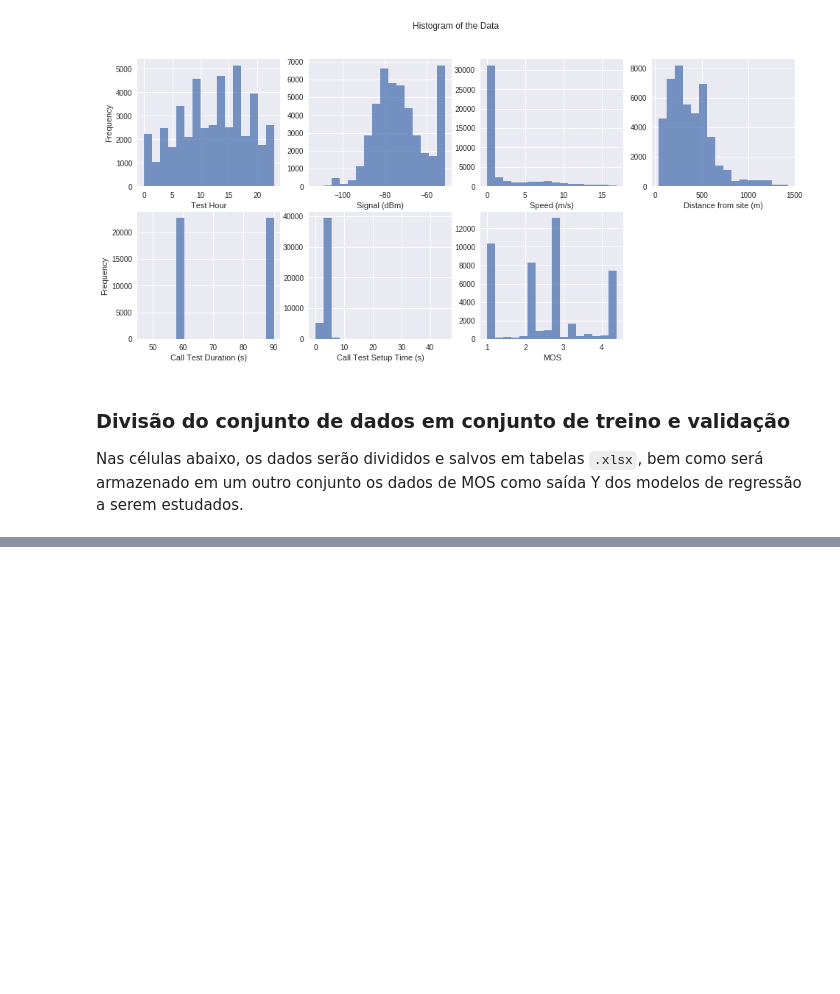
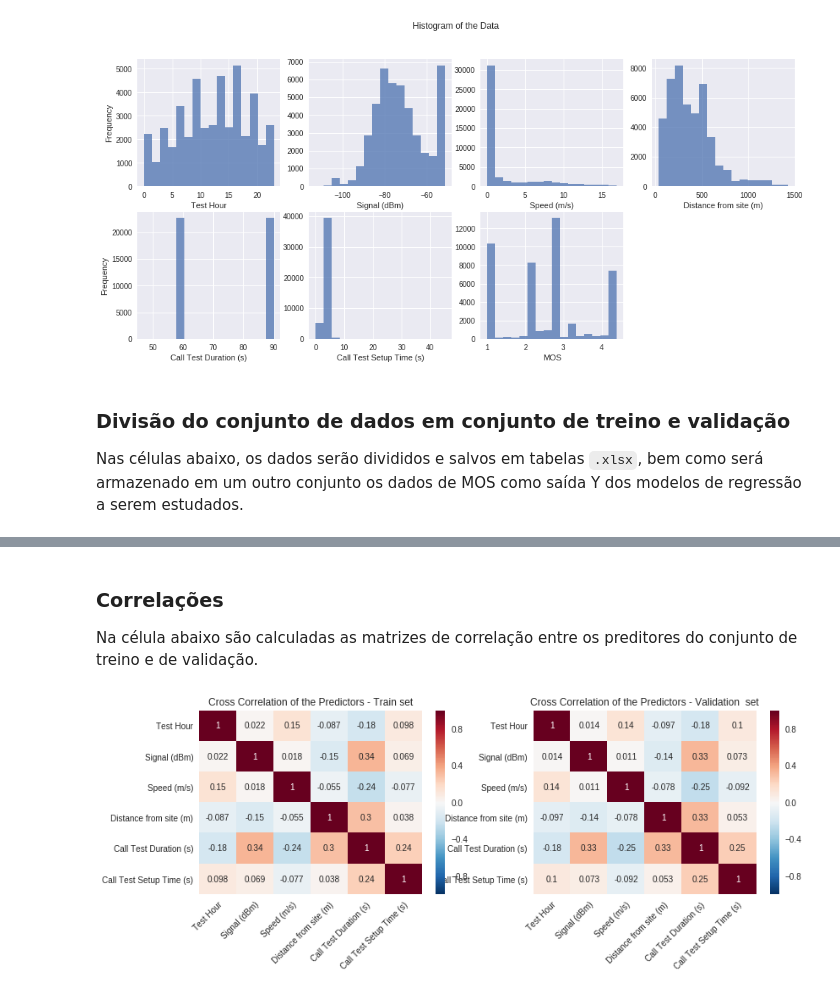
Before and after one commit to ezequiasjunior/ica2019.2, a Jupyter notebook: Homework02/preprocessing_data_hw02.ipynb, the cells around one changed output, grey strips where cells are left out. Drawn from its saved outputs; the diff is of its cells as text; code cells hidden in the pictures; blank space fills up the shorter version.

```diff
--- a/Homework02/preprocessing_data_hw02.ipynb
+++ b/Homework02/preprocessing_data_hw02.ipynb
@@ -603,0 +648,38 @@ Validation Set:
+# %%
+# Resolve skwness:
+train_set_unsk = train_set.apply(resolve_skewness)
+valid_set_unsk = valid_set.apply(resolve_skewness)
+
+# Standardizing the predictors data:
+scaled_train_set = (train_set_unsk - train_set_unsk.mean())/train_set_unsk.std()
+scaled_valid_set = (valid_set_unsk - valid_set_unsk.mean())/valid_set_unsk.std()
+
+# Saving the transformed predictors data:
+scaled_train_set.to_excel('hw2-data/Xtrans_mos_train.xlsx', index=False)
+scaled_valid_set.to_excel('hw2-data/Xtrans_mos_valid.xlsx', index=False)
+# %% [markdown]
+### Correlações
+
+Na célula abaixo são calculadas as matrizes de correlação entre os preditores do conjunto de treino e de validação.
+# %%
+# Computing the cross correlation of the data:
+t_corr = scaled_train_set.corr()
+v_corr = scaled_valid_set.corr()
+
+# Visualizing the correlation matrix as heatmap:
+fig, ax = plt.subplots(1, 2, figsize=(13,4))
+sns.heatmap(t_corr, annot=True, cmap='RdBu_r', vmin=-1, vmax=1, ax=ax[0])
+sns.heatmap(v_corr, annot=True, cmap='RdBu_r', vmin=-1, vmax=1, ax=ax[1])
+
+ax[0].set_title('Cross Correlation of the Predictors - Train set')
+ax[0]
+ax[1].set_title('Cross Correlation of the Predictors - Validation  set')
+plt.setp(ax[0].get_xticklabels(), rotation=45, ha="right",
+         rotation_mode="anchor")
+plt.setp(ax[1].get_xticklabels(), rotation=45, ha="right",
+         rotation_mode="anchor")
+# fig = ax.get_figure()
+plt.show()
+# fig.savefig('hw01-figs/data_corr.pdf', bbox_inches='tight')
+# %% [output]
+[figure, added]
```
Also changed, not shown: parts of 14 cells of this notebook, 9 other files.
